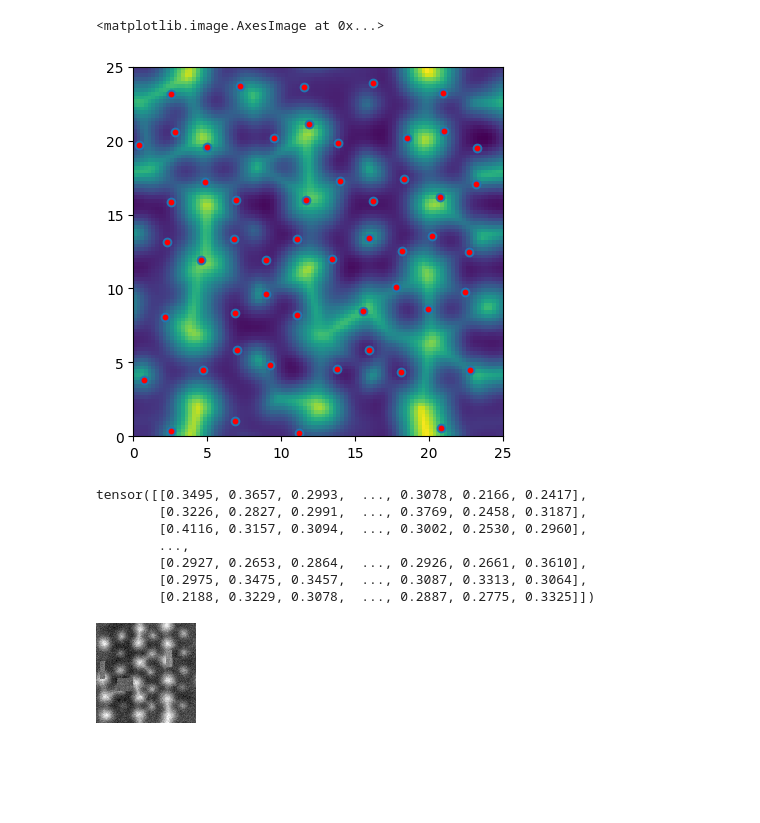
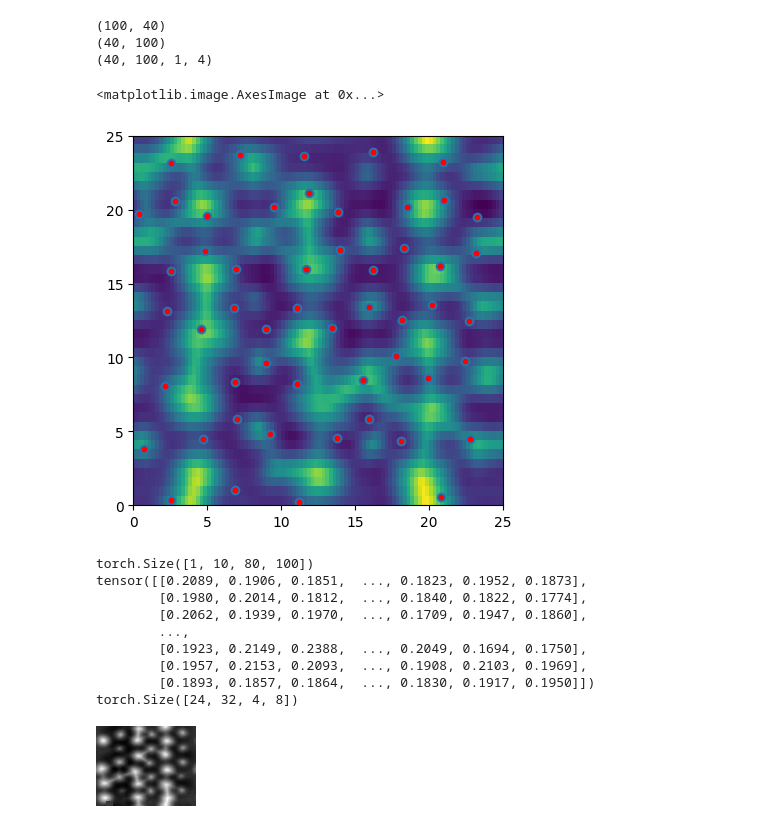
Before and after one commit to supercgor/AmorAFM, a Jupyter notebook: .test.ipynb, the cells around one changed output. Drawn from its saved outputs; the diff is of its cells as text; code cells hidden in the pictures; blank space fills up the shorter version.

```diff
--- a/.test.ipynb
+++ b/.test.ipynb
@@ -9,7 +9,7 @@ path = "/mnt/e/simu_data/bulk-Hup-Data/20240923-bulk-Hup-test/afm/icehupT160_200
 struct = "/mnt/e/simu_data/bulk-Hup-Data/20240923-bulk-Hup-test/label/icehupT160_2000000_0_12_0.poscar"
 from PIL import Image
 
-img = np.array(Image.open(path).convert('L'))
+img = np.array(Image.open(path).convert('L').resize((40, 100))) # W, H
 img = np.rot90(img, k=-1)
 # img = img.transpose(method=Image.Transpose.FLIP_LEFT_RIGHT)
 
@@ -22,49 +22,56 @@ Y = AT.cell.array[1,1]
 
 AT = AT[AT.numbers == 8].positions
 
-box = vec2box(AT @ np.linalg.inv(cell), box_size=(100, 100, 1))
+box = vec2box(AT @ np.linalg.inv(cell), box_size=(40, 100, 1))
+print(box.shape)
 conf, rs, *_ = box2vec(box[...,0], box[..., 1:4])
 rs = rs @ cell
 plt.scatter(rs[...,0], rs[...,1])
 plt.scatter(AT[:, 0], AT[:, 1], c='r', s=10)
 plt.imshow(box[:,:,0,0] + img, extent=[0, X, 0, Y]) # Y, X
 # %% [output]
-<matplotlib.image.AxesImage at 0x...>
+(100, 40)
+(40, 100)
+(40, 100, 1, 4)
+<matplotlib.image.AxesImage at 0x...>
-[figure, old version]
+[figure, new version]
 # %%
 from configs.detect import DetectConfig
 from src.dataset import DetectDataset
 cfg = DetectConfig()
 
 train_dts = DetectDataset(cfg.dataset.train_path,
                                        mode='afm+label',
                                        num_images=cfg.dataset.num_images,
-                                       image_size=cfg.dataset.image_size,
+                                       image_size=(100, 80),
                                        image_split=cfg.dataset.image_split,
                                        real_size=cfg.dataset.real_size,
-                                       box_size=(32, 32, 4),
+                                       box_size=(24, 32, 4),
                                        random_transform=True,
                                        random_noisy=0.1,
                                        random_cutout=True,
                                        random_jitter=True,
                                        random_blur=True,
                                        random_shift=True,
                                        random_flipx=False,
                                        random_flipy=False)
 
 name, afm, grid, atoms = train_dts[0]
 import numpy as np
 from PIL import Image
-
+print(afm.shape)
 print(afm[0,0])
+print(grid.shape)
 img = Image.fromarray((afm[0,0].numpy() * 255).astype(np.int8))
 img.show()
 # %% [output]
-tensor([[0.3495, 0.3657, 0.2993,  ..., 0.3078, 0.2166, 0.2417],
-        [0.3226, 0.2827, 0.2991,  ..., 0.3769, 0.2458, 0.3187],
-        [0.4116, 0.3157, 0.3094,  ..., 0.3002, 0.2530, 0.2960],
+torch.Size([1, 10, 80, 100])
+tensor([[0.2089, 0.1906, 0.1851,  ..., 0.1823, 0.1952, 0.1873],
+        [0.1980, 0.2014, 0.1812,  ..., 0.1840, 0.1822, 0.1774],
+        [0.2062, 0.1939, 0.1970,  ..., 0.1709, 0.1947, 0.1860],
         ...,
-        [0.2927, 0.2653, 0.2864,  ..., 0.2926, 0.2661, 0.3610],
-        [0.2975, 0.3475, 0.3457,  ..., 0.3087, 0.3313, 0.3064],
-        [0.2188, 0.3229, 0.3078,  ..., 0.2887, 0.2775, 0.3325]])
+        [0.1923, 0.2149, 0.2388,  ..., 0.2049, 0.1694, 0.1750],
+        [0.1957, 0.2153, 0.2093,  ..., 0.1908, 0.2103, 0.1969],
+        [0.1893, 0.1857, 0.1864,  ..., 0.1830, 0.1917, 0.1950]])
+torch.Size([24, 32, 4, 8])
-[figure, old version]
+[figure, new version]
```
Also changed, not shown: parts of 1 cell of this notebook, 7 other files.
